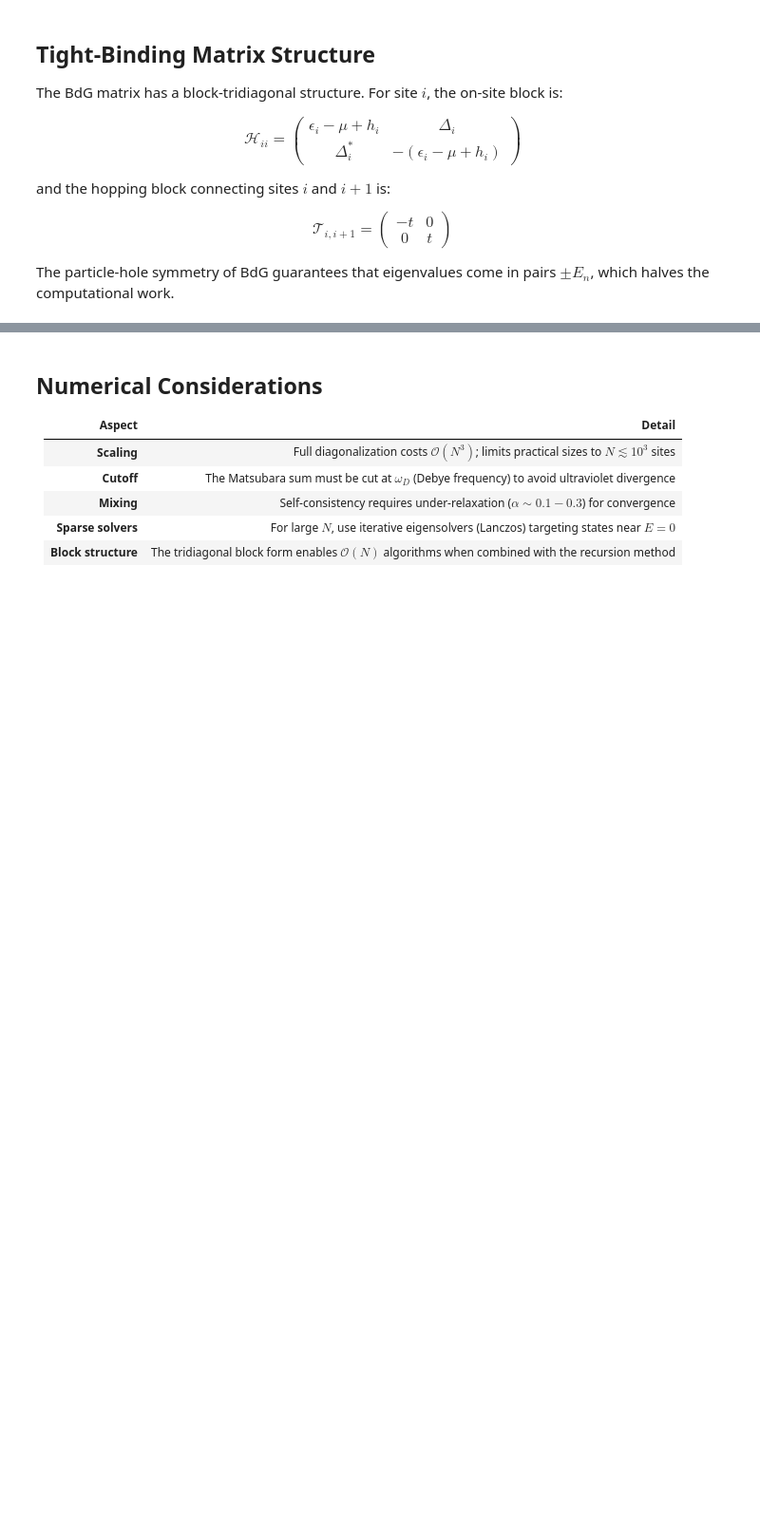
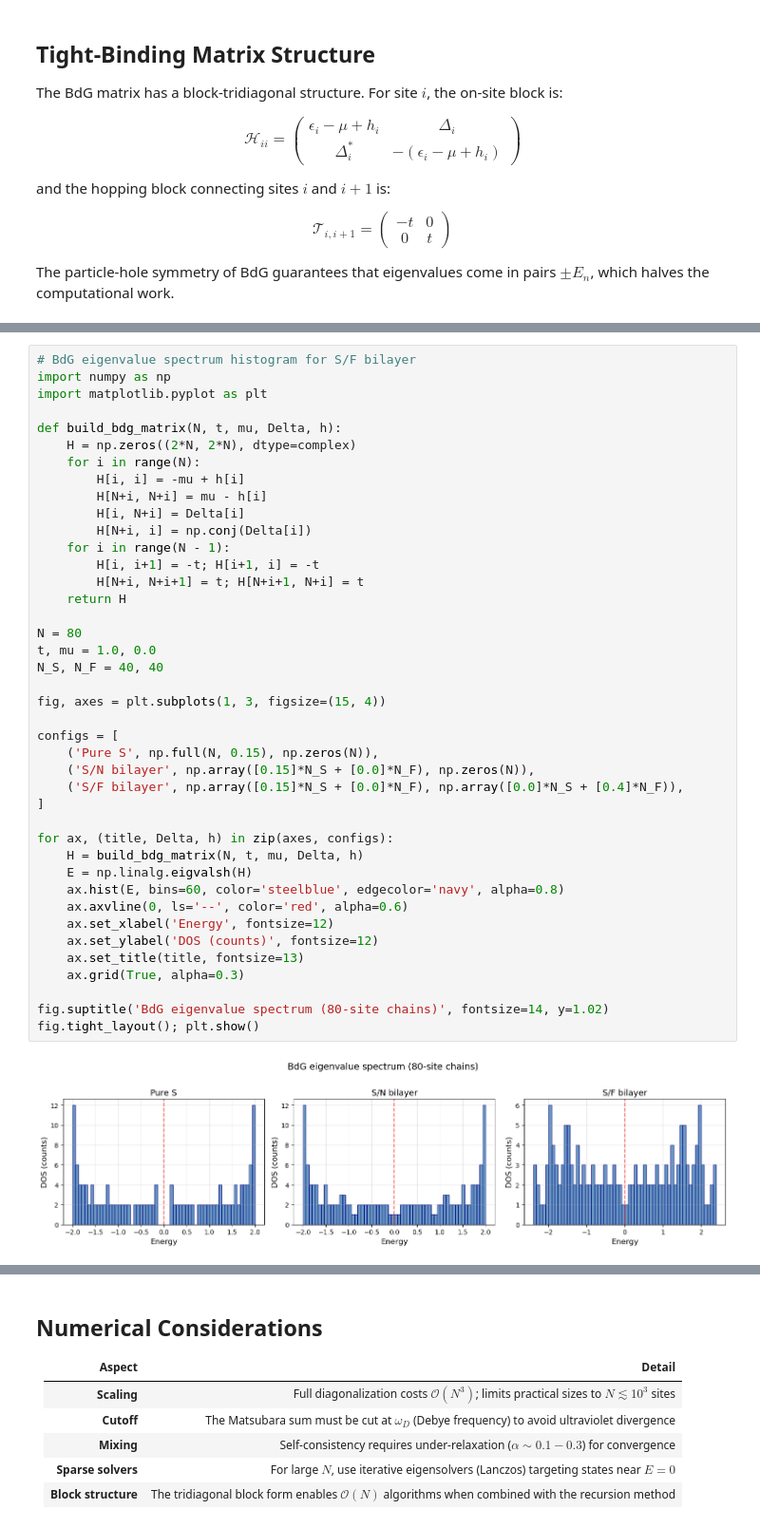
Before and after one commit to seanstarks-hub/SUPERMag-Simulation-Suite, a Jupyter notebook: docs/theory/bdg_discretization.ipynb, the cells around one changed output, grey strips where cells are left out. Shown at 95% size. Saved outputs shown, nothing was run; the diff lists cells and outputs as text; blank space fills up the shorter version.

```diff
--- a/docs/theory/bdg_discretization.ipynb
+++ b/docs/theory/bdg_discretization.ipynb
@@ -147,0 +154,43 @@ print(f"  Negative: {np.sort(-energies[energies < 0])[:3].round(4)}")
+# %%
+# BdG eigenvalue spectrum histogram for S/F bilayer
+import numpy as np
+import matplotlib.pyplot as plt
+
+def build_bdg_matrix(N, t, mu, Delta, h):
+    H = np.zeros((2*N, 2*N), dtype=complex)
+    for i in range(N):
+        H[i, i] = -mu + h[i]
+        H[N+i, N+i] = mu - h[i]
+        H[i, N+i] = Delta[i]
+        H[N+i, i] = np.conj(Delta[i])
+    for i in range(N - 1):
+        H[i, i+1] = -t; H[i+1, i] = -t
+        H[N+i, N+i+1] = t; H[N+i+1, N+i] = t
+    return H
+
+N = 80
+t, mu = 1.0, 0.0
+N_S, N_F = 40, 40
+
+fig, axes = plt.subplots(1, 3, figsize=(15, 4))
+
+configs = [
+    ('Pure S', np.full(N, 0.15), np.zeros(N)),
+    ('S/N bilayer', np.array([0.15]*N_S + [0.0]*N_F), np.zeros(N)),
+    ('S/F bilayer', np.array([0.15]*N_S + [0.0]*N_F), np.array([0.0]*N_S + [0.4]*N_F)),
+]
+
+for ax, (title, Delta, h) in zip(axes, configs):
+    H = build_bdg_matrix(N, t, mu, Delta, h)
+    E = np.linalg.eigvalsh(H)
+    ax.hist(E, bins=60, color='steelblue', edgecolor='navy', alpha=0.8)
+    ax.axvline(0, ls='--', color='red', alpha=0.6)
+    ax.set_xlabel('Energy', fontsize=12)
+    ax.set_ylabel('DOS (counts)', fontsize=12)
+    ax.set_title(title, fontsize=13)
+    ax.grid(True, alpha=0.3)
+
+fig.suptitle('BdG eigenvalue spectrum (80-site chains)', fontsize=14, y=1.02)
+fig.tight_layout(); plt.show()
+# %% [output]
+[figure, added]
```
Also changed, not shown: parts of 3 cells of this notebook, 33 other files.
